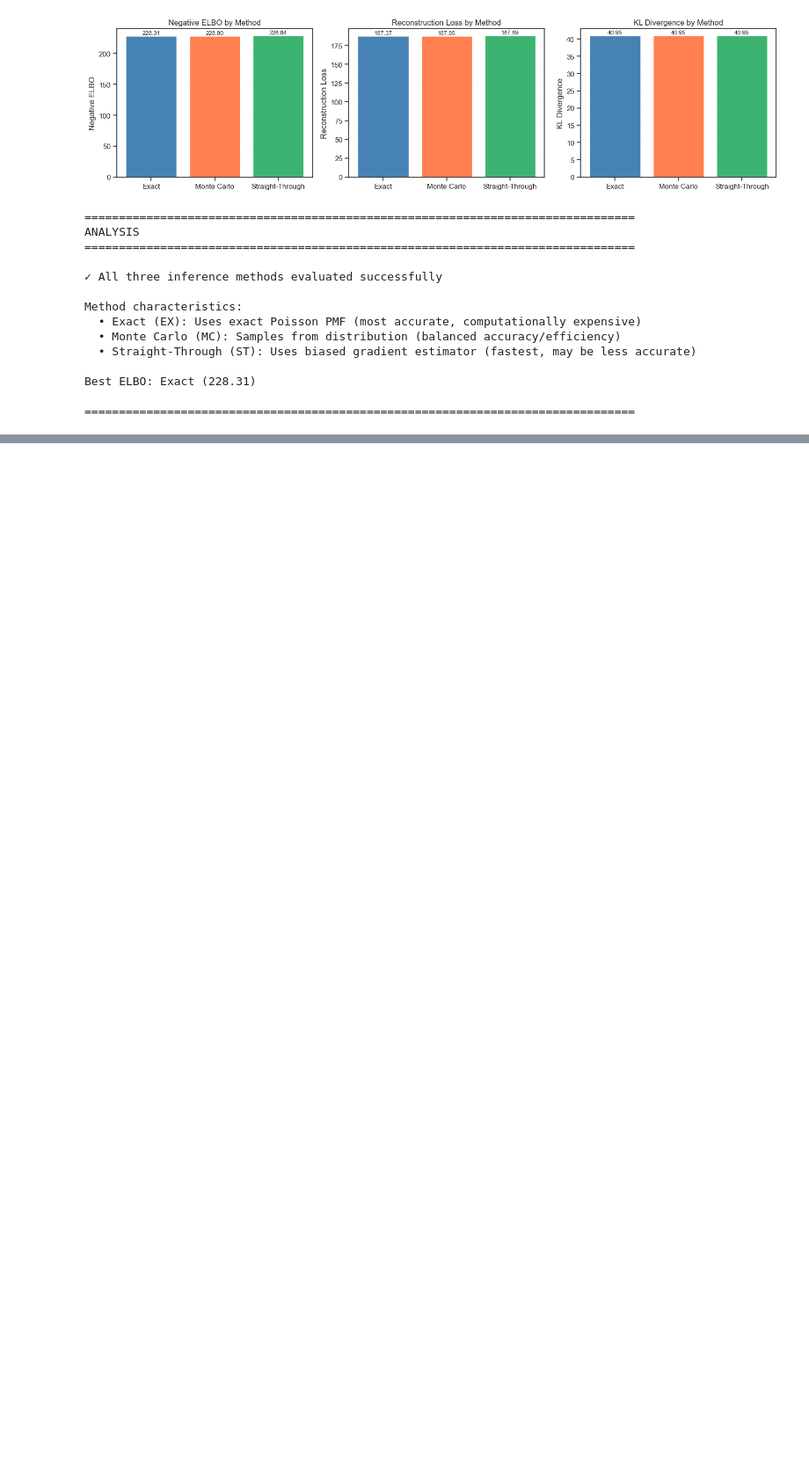
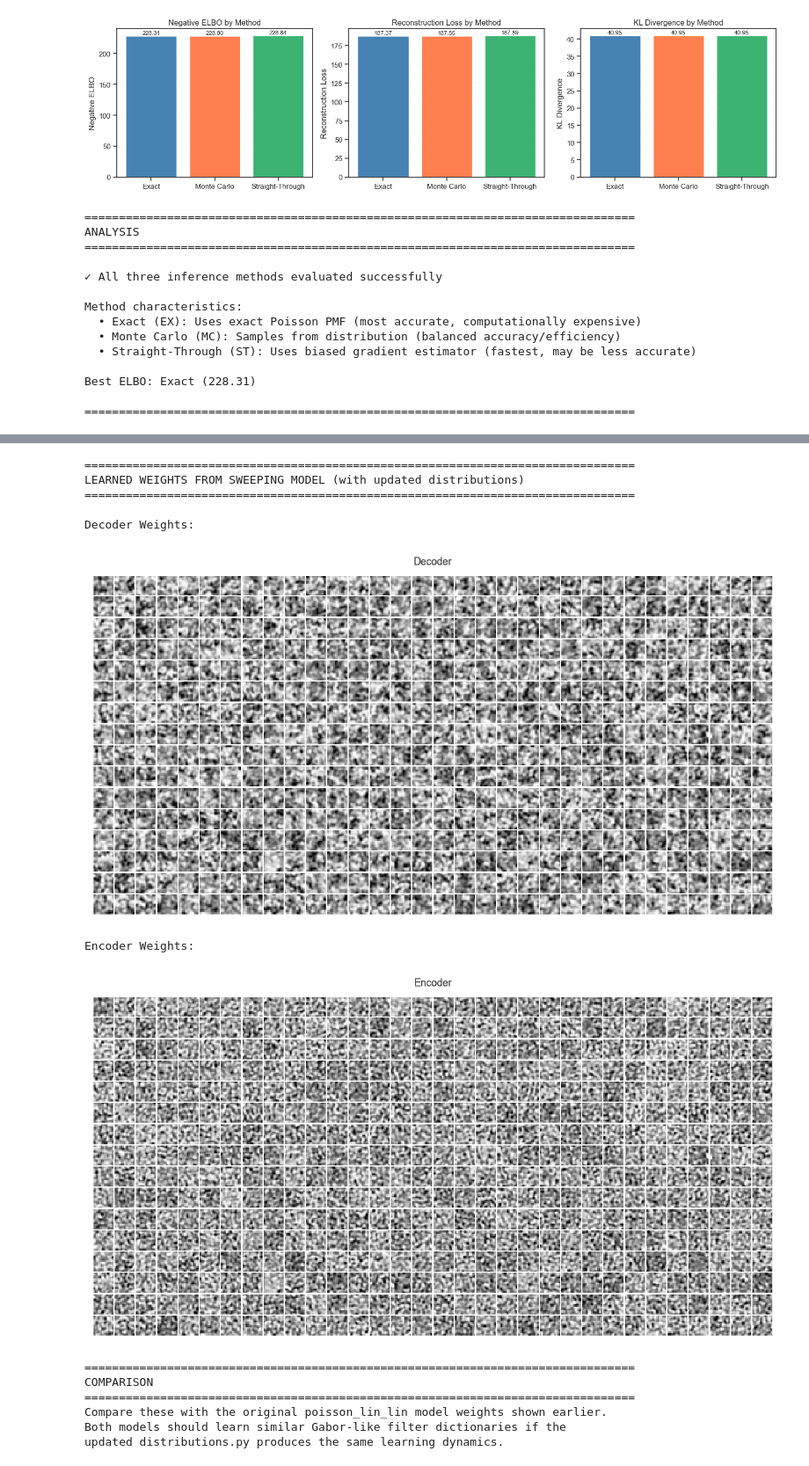
Before and after one commit to hadivafaii/PoissonGradientEstimation, a Jupyter notebook: p-vae.ipynb, the cells around one changed output, grey strips where cells are left out. Shown at 88% size. Saved outputs shown, nothing was run; the diff lists cells and outputs as text; code cells hidden in the pictures; blank space fills up the shorter version.

Commit message:
new distributions.py

```diff
--- a/p-vae.ipynb
+++ b/p-vae.ipynb
@@ -1431,0 +1546,23 @@ Best ELBO: Exact (228.31)
+# %%
+# Initialize new model with updated distributions
+model_sweep = PoissonVAE(model_cfg_sweep)
+model_sweep = model_sweep.to(device)
+
+# Override the create_chkpt_dir method to use sweeping directory
+def simple_chkpt_dir_sweep(self, fit_name=None):
+    self.chkpt_dir = CHECKPOINT_PATH_SWEEP
+    os.makedirs(self.chkpt_dir, exist_ok=True)
+
+model_sweep.create_chkpt_dir = lambda fit_name=None: simple_chkpt_dir_sweep(model_sweep, fit_name)
+
+# Count parameters
+n_params_sweep = sum(p.numel() for p in model_sweep.parameters() if p.requires_grad)
+print(f"✓ Model initialized on {device}")
+print(f"  Trainable parameters: {n_params_sweep:,}")
+print(f"  Same as original model: {n_params_sweep == n_params}")
+
+# Show model architecture
+print(f"\nModel Architecture:")
+print(f"  Encoder output: {model_sweep._enc_out_channel()} features")
+print(f"  Decoder input: {model_sweep._dec_in_channel()} features")
+print(f"  Output shape: {model_sweep.shape}")
@@ -1431,0 +1609,37 @@ Best ELBO: Exact (228.31)
+# %%
+# Display the learned weights from the new model
+print("="*80)
+print("LEARNED WEIGHTS FROM SWEEPING MODEL (with updated distributions)")
+print("="*80)
+
+# Show decoder weights
+print("\nDecoder Weights:")
+fig_dec_sweep, ax_dec_sweep = model_sweep.show(which='dec', add_title=True, display=True)
+plt.show()
+
+# Show encoder weights
+print("\nEncoder Weights:")
+fig_enc_sweep, ax_enc_sweep = model_sweep.show(which='enc', add_title=True, display=True)
+plt.show()
+
+print("\n" + "="*80)
+print("COMPARISON")
+print("="*80)
+print("Compare these with the original poisson_lin_lin model weights shown earlier.")
+print("Both models should learn similar Gabor-like filter dictionaries if the")
+print("updated distributions.py produces the same learning dynamics.")
+# %% [output]
+================================================================================
+LEARNED WEIGHTS FROM SWEEPING MODEL (with updated distributions)
+================================================================================
+
+Decoder Weights:
+[figure, added]
+Encoder Weights:
+[figure, added]
+================================================================================
+COMPARISON
+================================================================================
+Compare these with the original poisson_lin_lin model weights shown earlier.
+Both models should learn similar Gabor-like filter dictionaries if the
+updated distributions.py produces the same learning dynamics.
```
Also changed, not shown: parts of 4 cells of this notebook, 2 other files.
